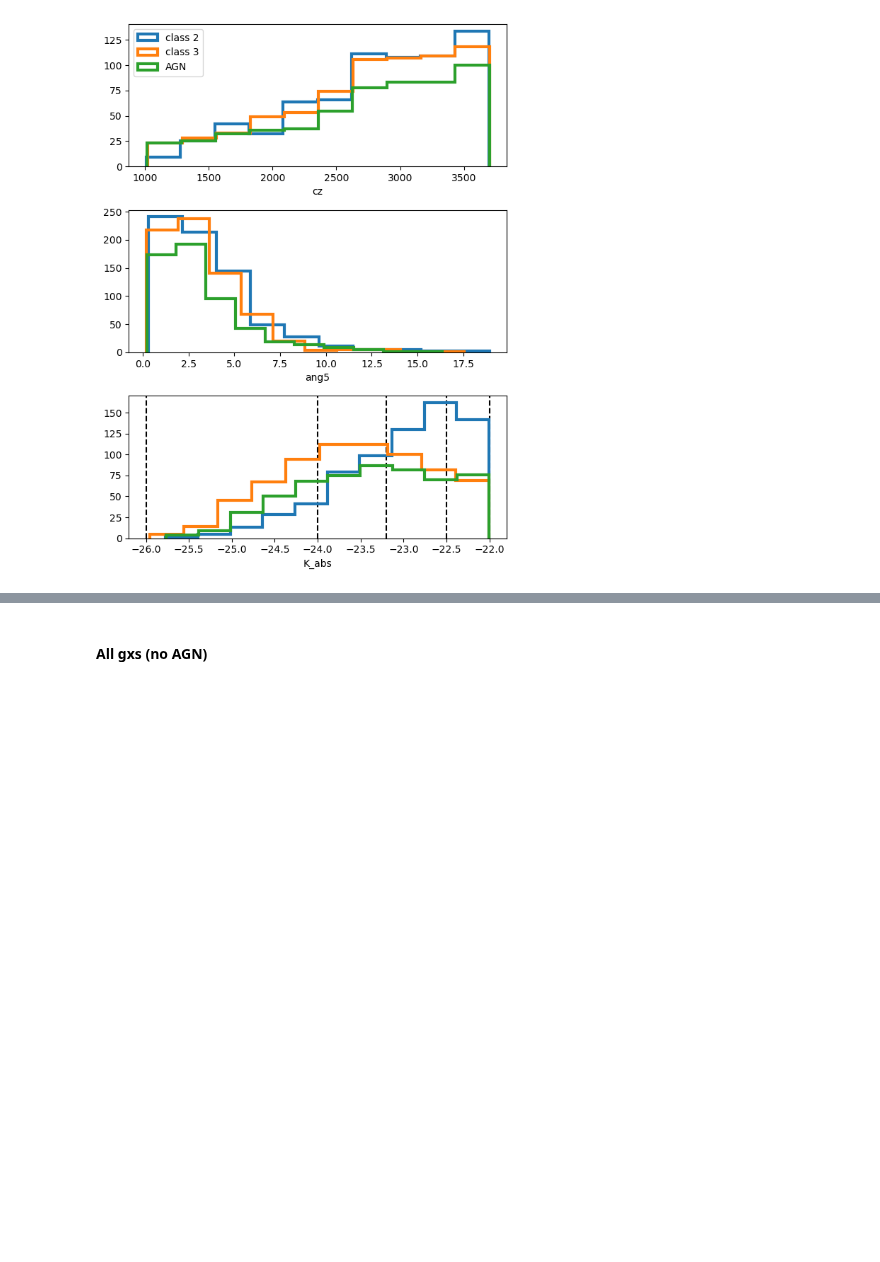
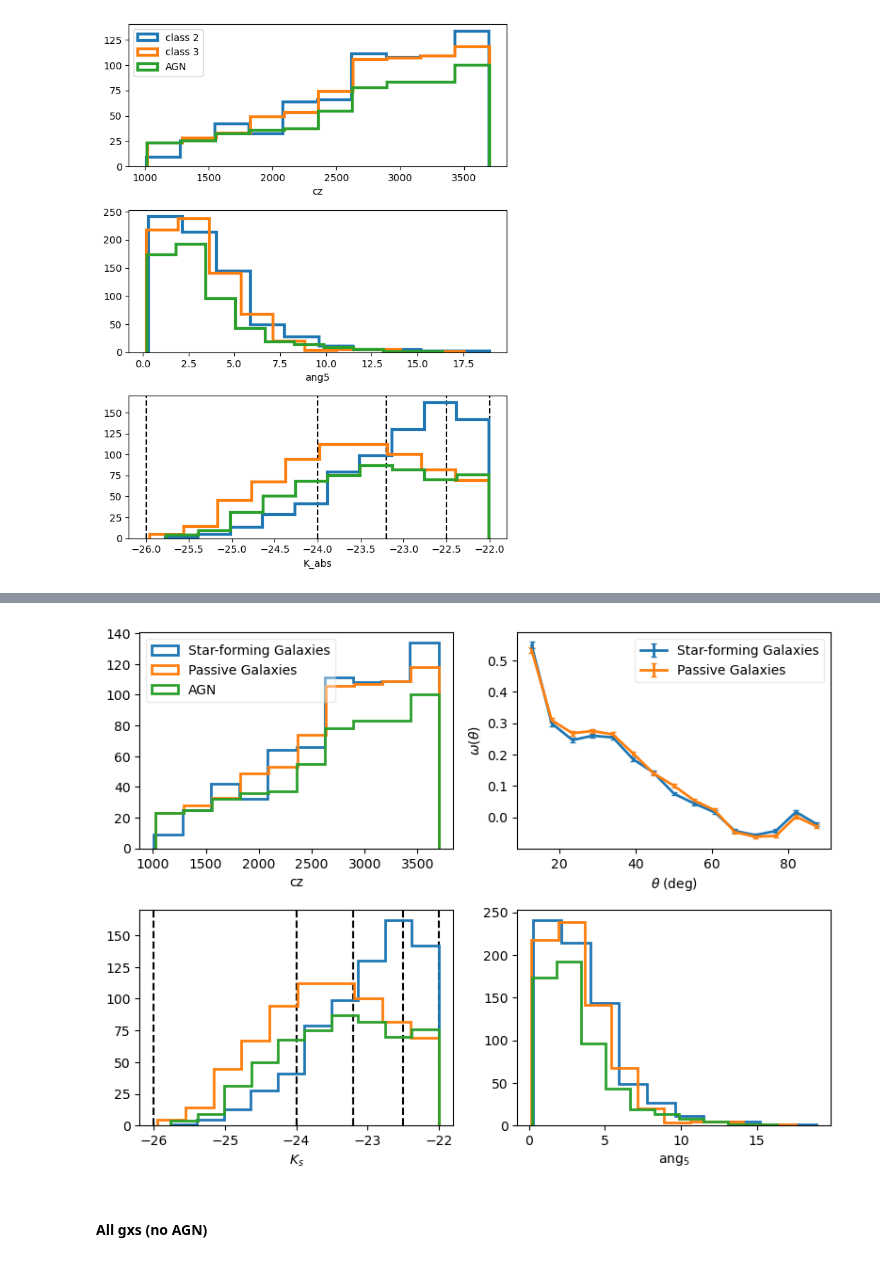
Before and after one commit to FedeDavilaKurban/Auger, a Jupyter notebook: plots.ipynb, the cells around one changed output, grey strips where cells are left out. Saved outputs shown, nothing was run; the diff lists cells and outputs as text; code cells hidden in the pictures; blank space fills up the shorter version.

```diff
--- a/plots.ipynb
+++ b/plots.ipynb
@@ -376,3 +372,84 @@ plt.show()
+# %%
+import matplotlib.pyplot as plt
+import numpy as np
+from astropy.io import ascii
+
+linewidth = 2
+
+nquant = int(4)
+nbootstrap = int(100)
+
+filename = '../data/VLS_ang5_cz_700control.txt'
+filenameAGN = '../data/VLS_WISEorBPT_AGNs.txt'
+
+data = ascii.read(filename)
+data2 = data[data['class']==2]
+data3 =  data[data['class']==3]
+dataAGN = ascii.read(filenameAGN)
+
+fig, axs = plt.subplots(2,2, sharex=False, figsize=(8, 6))
+
+# Redshift
+axs[0,0].hist(data2['cz'],label='Star-forming Galaxies',histtype='step',color='C00',linewidth=linewidth)
+axs[0,0].hist(data3['cz'],label='Passive Galaxies',histtype='step',color='C01',linewidth=linewidth)
+axs[0,0].hist(dataAGN['cz'],label='AGN',histtype='step',color='C02',linewidth=linewidth)
+
+# Ang5
+axs[1,1].hist(data2['ang5'],label='class 2',histtype='step',color='C00',linewidth=linewidth)
+axs[1,1].hist(data3['ang5'],label='class 3',histtype='step',color='C01',linewidth=linewidth)
+axs[1,1].hist(dataAGN['ang5'],label='AGN',histtype='step',color='C02',linewidth=linewidth)
+
+# K
+bines = np.array([-26,-24,-23.2,-22.5,-22.])
+axs[1,0].vlines(bines, ymin=0, ymax=1, color='k', linestyle='--', transform=axs[1,0].get_xaxis_transform())
+axs[1,0].hist(data2['K_abs'],label='class 2',histtype='step',color='C00',linewidth=linewidth)
+axs[1,0].hist(data3['K_abs'],label='class 3',histtype='step',color='C01',linewidth=linewidth)
+axs[1,0].hist(dataAGN['K_abs'],label='AGN',histtype='step',color='C02',linewidth=linewidth)
+
+# Lables
+axs[0,0].set_xlabel('cz')
+axs[1,1].set_xlabel(r'$\mathrm{ang}_5$')
+axs[1,0].set_xlabel(r'$K_s$')
+
+
+# Auto Correlation
+nquant = int(4)
+nbootstrap = int(100)
+label_map = {
+    '700controlclass2': 'Star-forming Galaxies',
+    '700controlclass3': 'Passive Galaxies',
+}
+for sample, color in zip(['700controlclass2','700controlclass3'],['C00','C01']):
+
+    try:
+        filename = f'../data/autoCorr_nbs{nbootstrap}_{sample}.npz'
+        data = ascii.read(filename)
+
+    except FileNotFoundError:
+        filename = f'../data/autoCorr_nbs50_{sample}.npz'
+        data = ascii.read(filename)
+
+    from scipy import stats
+
+    xi_mean = data['xi_mean']
+    varxi = data['varxi']
+    theta = data['theta']
+
+    label = label_map[sample]
+    axs[0,1].errorbar(theta,xi_mean,yerr=np.sqrt(varxi),c=color,fmt='-',label=label,linewidth=linewidth,capsize=2)
+
+axs[0,1].legend(loc=0,framealpha=.4)
+
+axs[0,1].set_ylabel(r'$\omega(\theta)$')
+axs[0,1].set_xlabel(r'$\theta\;\mathrm{(deg)}$')
+
+axs[0,0].legend(framealpha=.4)
+
+plt.tight_layout()
+plt.savefig(f'../plots/controlled_variables.png', dpi=300)
+plt.show()
+# %% [output]
+[figure, added]
 # %% [markdown]
 #### All gxs (no AGN)
 # %%
```
Also changed, not shown: parts of 5 cells of this notebook, 4 other files.
